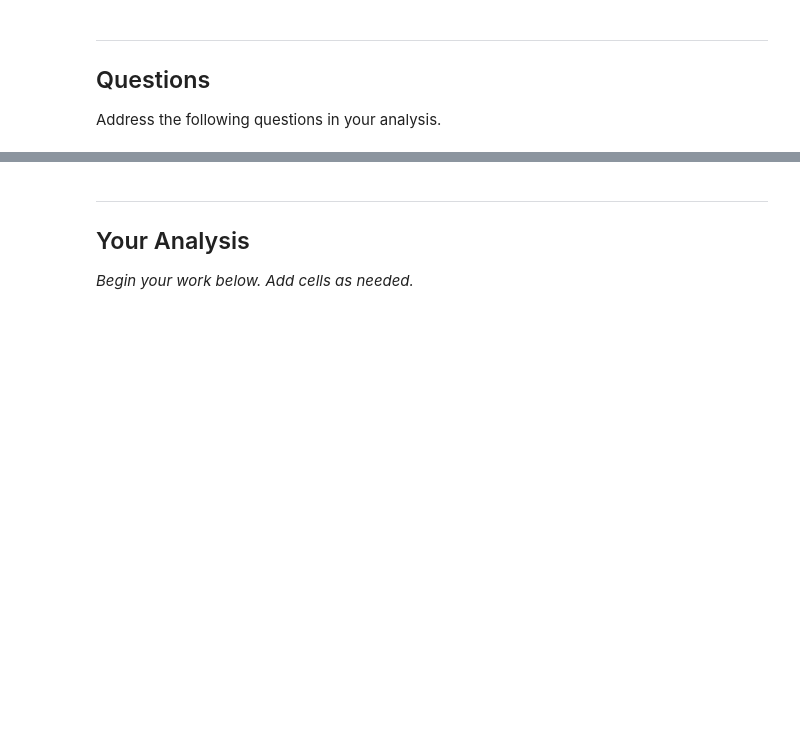
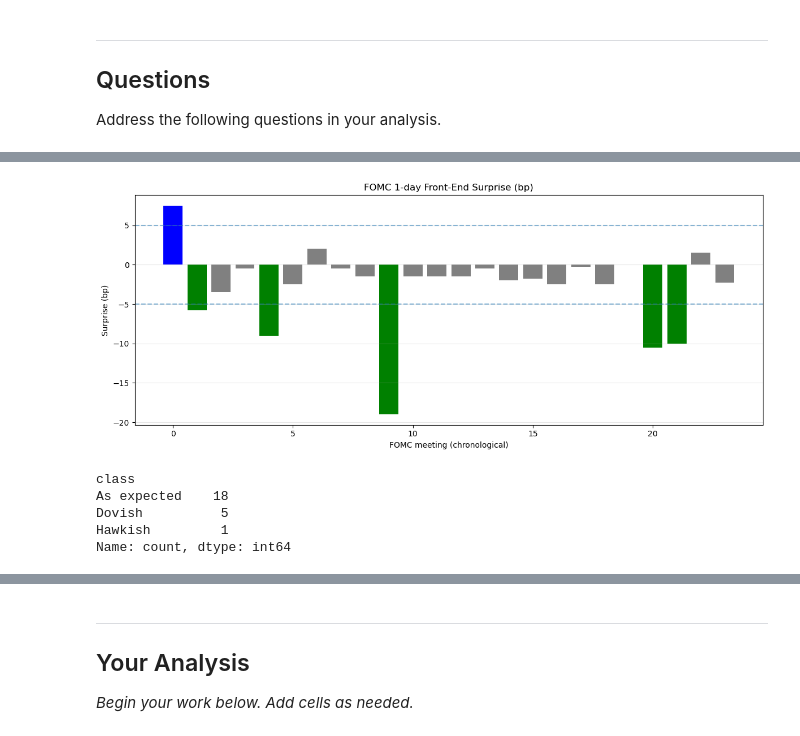
Before and after one commit to ayushbhupal/Fixed-Income-HW-Group-B, a Jupyter notebook: project/P.2. SOFR Futures and Policy Expectations.ipynb, the cells around one changed output, grey strips where cells are left out. Drawn from its saved outputs; the diff is of its cells as text; code cells hidden in the pictures; blank space fills up the shorter version.

```diff
--- a/project/P.2. SOFR Futures and Policy Expectations.ipynb
+++ b/project/P.2. SOFR Futures and Policy Expectations.ipynb
@@ -344,0 +560,25 @@ c) For the **2–3 meetings with the largest surprises**, show how the full futu
+# %%
+
+sur_bp = 100 * fomc_surprises["surprise"]  # % to bp
+
+plt.figure(figsize=(12,5))
+# Hawkish in Red, Dovish in Green
+colors = sur_bp.apply(lambda x: 'blue' if x > 5 else ('green' if x < -5 else 'gray'))
+plt.bar(np.arange(len(sur_bp)), sur_bp.values, color=colors)
+plt.axhline(5, linestyle="--", alpha=0.5)
+plt.axhline(-5, linestyle="--", alpha=0.5)
+plt.title("FOMC 1-day Front-End Surprise (bp)")
+plt.xlabel("FOMC meeting (chronological)")
+plt.ylabel("Surprise (bp)")
+plt.grid(True, axis="y", alpha=0.3)
+plt.tight_layout()
+plt.show()
+
+display(fomc_surprises["class"].value_counts())
+# %% [output]
+[figure, added]
+class
+As expected    18
+Dovish          5
+Hawkish         1
+Name: count, dtype: int64
```
Also changed, not shown: parts of 42 cells of this notebook, 6 other files.
